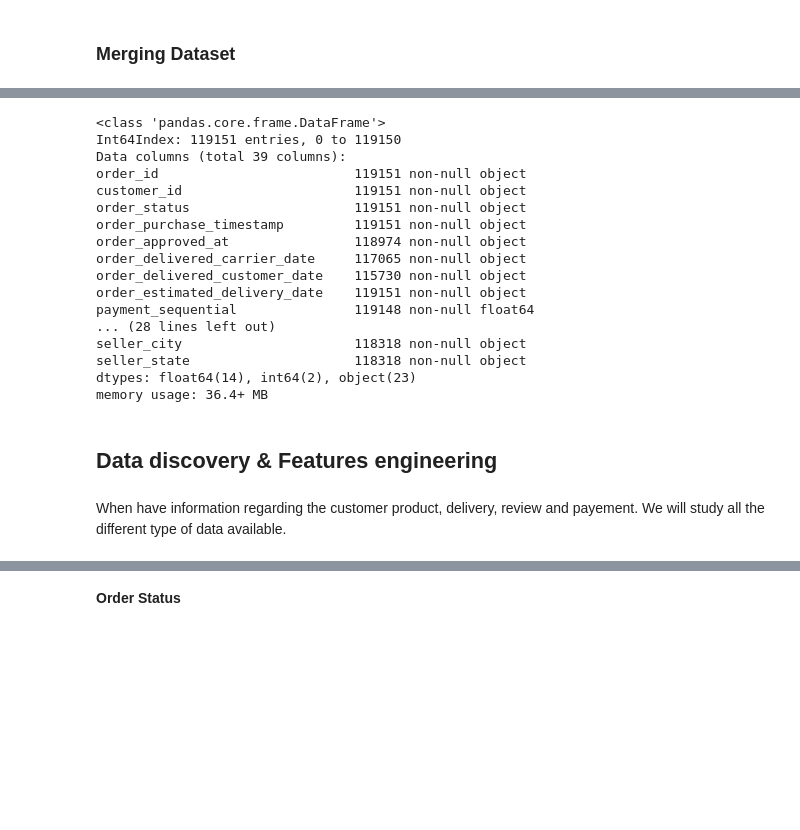
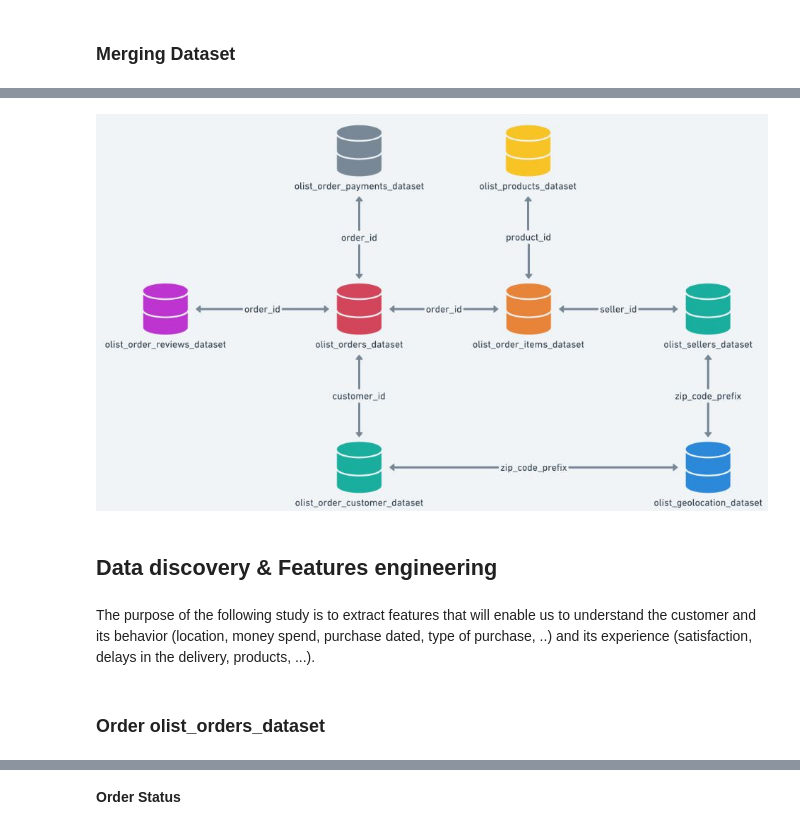
Before and after one commit to JulesLB/OpenClassroomsProject, a Jupyter notebook: Project5/Project5_Exploratory.ipynb, the cells around one changed output, grey strips where cells are left out. Cells and saved outputs as stored; diff of their text form; code cells hidden in the pictures; blank space fills up the shorter version.

```diff
--- a/Project5/Project5_Exploratory.ipynb
+++ b/Project5/Project5_Exploratory.ipynb
@@ -108,24 +57,13 @@ df.describe()
-# %%
-df.info()
-# %% [output]
-<class 'pandas.core.frame.DataFrame'>
-Int64Index: 119151 entries, 0 to 119150
-Data columns (total 39 columns):
-order_id                         119151 non-null object
-customer_id                      119151 non-null object
-order_status                     119151 non-null object
-order_purchase_timestamp         119151 non-null object
-order_approved_at                118974 non-null object
-order_delivered_carrier_date     117065 non-null object
-order_delivered_customer_date    115730 non-null object
-order_estimated_delivery_date    119151 non-null object
-payment_sequential               119148 non-null float64
-... (28 lines left out)
-seller_city                      118318 non-null object
-seller_state                     118318 non-null object
-dtypes: float64(14), int64(2), object(23)
-memory usage: 36.4+ MB
+# %%
+#Display database
+from IPython.display import display, Image
+
+display(Image(filename='DB.JPG'))
+# %% [output]
+[figure, added]
 # %% [markdown]
 ## Data discovery & Features engineering
-# %% [markdown]
-When have information regarding the customer product, delivery, review and payement. We will study all the different type of data available.
+# %% [markdown]
+The purpose of the following study is to extract features that will enable us to understand the customer and its behavior (location, money spend, purchase dated, type of purchase, ..) and its experience (satisfaction, delays in the delivery, products, ...).
+# %% [markdown]
+### Order olist_orders_dataset
```
Also changed, not shown: parts of 177 cells of this notebook, 1 other file.
